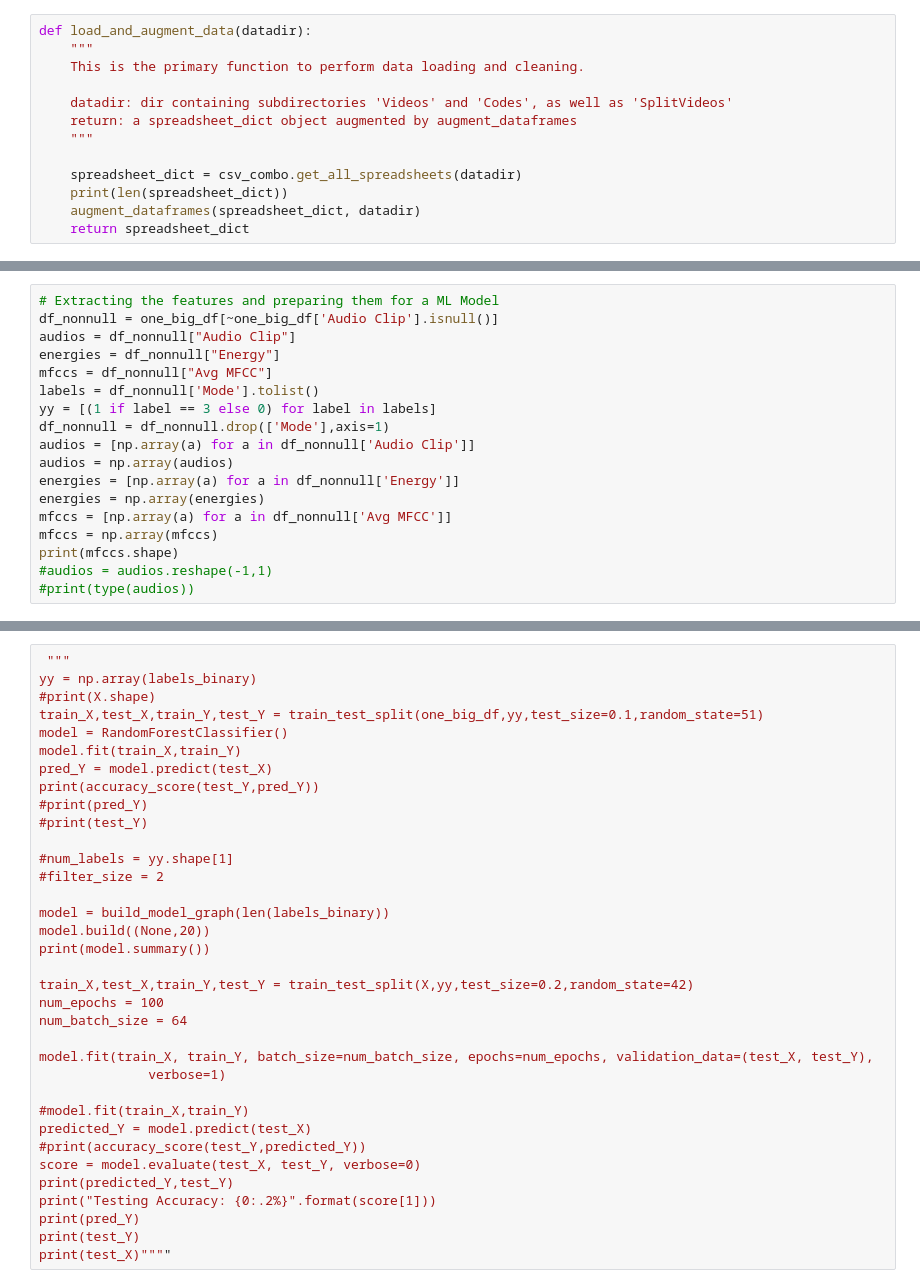
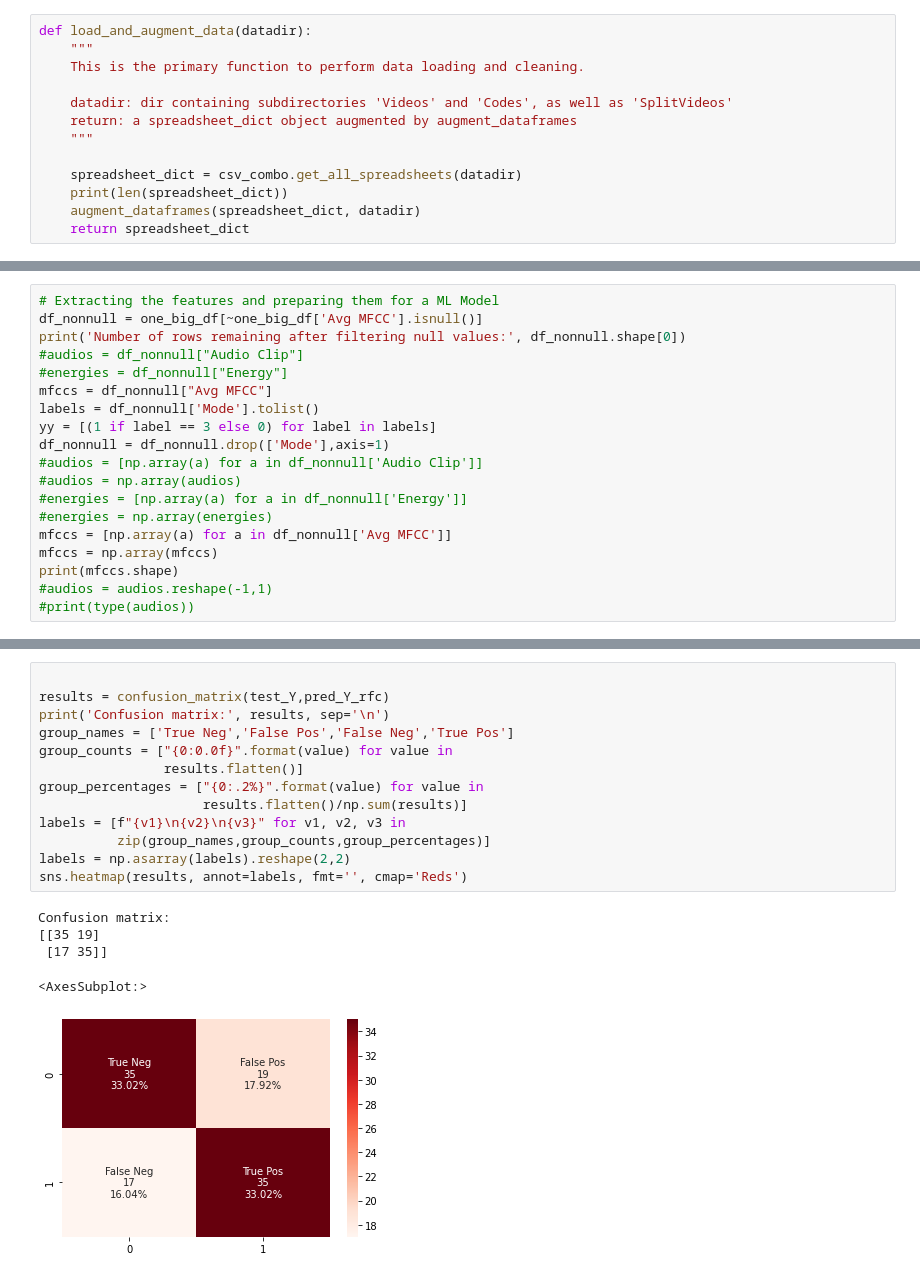
Before and after one commit to rrshah099/Octonet, a Jupyter notebook: data-cleaning-python/Model_on_all_data_Final.ipynb, the cells around one changed output, grey strips where cells are left out. Saved outputs shown, nothing was run; the diff lists cells and outputs as text.

```diff
--- a/data-cleaning-python/Model_on_all_data_Final.ipynb
+++ b/data-cleaning-python/Model_on_all_data_Final.ipynb
@@ -249,16 +202,17 @@ print(one_big_df.head(5))
 # %%
 # Extracting the features and preparing them for a ML Model
-df_nonnull = one_big_df[~one_big_df['Audio Clip'].isnull()]
-audios = df_nonnull["Audio Clip"]
-energies = df_nonnull["Energy"]
+df_nonnull = one_big_df[~one_big_df['Avg MFCC'].isnull()]
+print('Number of rows remaining after filtering null values:', df_nonnull.shape[0])
+#audios = df_nonnull["Audio Clip"]
+#energies = df_nonnull["Energy"]
 mfccs = df_nonnull["Avg MFCC"]
 labels = df_nonnull['Mode'].tolist()
 yy = [(1 if label == 3 else 0) for label in labels]
 df_nonnull = df_nonnull.drop(['Mode'],axis=1)
-audios = [np.array(a) for a in df_nonnull['Audio Clip']]
-audios = np.array(audios)
-energies = [np.array(a) for a in df_nonnull['Energy']]
-energies = np.array(energies)
+#audios = [np.array(a) for a in df_nonnull['Audio Clip']]
+#audios = np.array(audios)
+#energies = [np.array(a) for a in df_nonnull['Energy']]
+#energies = np.array(energies)
 mfccs = [np.array(a) for a in df_nonnull['Avg MFCC']]
 mfccs = np.array(mfccs)
 print(mfccs.shape)
@@ -408,35 +314,19 @@ plt.show()
-# %%
- """
-yy = np.array(labels_binary)
-#print(X.shape)
-train_X,test_X,train_Y,test_Y = train_test_split(one_big_df,yy,test_size=0.1,random_state=51)
-model = RandomForestClassifier()
-model.fit(train_X,train_Y)
-pred_Y = model.predict(test_X)
-print(accuracy_score(test_Y,pred_Y))
-#print(pred_Y)
-#print(test_Y)
-
-#num_labels = yy.shape[1]
-#filter_size = 2
-
-model = build_model_graph(len(labels_binary))
-model.build((None,20))
-print(model.summary())
-
-train_X,test_X,train_Y,test_Y = train_test_split(X,yy,test_size=0.2,random_state=42)
-num_epochs = 100
-num_batch_size = 64
-
-model.fit(train_X, train_Y, batch_size=num_batch_size, epochs=num_epochs, validation_data=(test_X, test_Y),
-              verbose=1)
-
-#model.fit(train_X,train_Y)
-predicted_Y = model.predict(test_X)
-#print(accuracy_score(test_Y,predicted_Y))
-score = model.evaluate(test_X, test_Y, verbose=0)
-print(predicted_Y,test_Y)
-print("Testing Accuracy: {0:.2%}".format(score[1]))
-print(pred_Y)
-print(test_Y)
-print(test_X)""""
+# %%
+
+results = confusion_matrix(test_Y,pred_Y_rfc)
+print('Confusion matrix:', results, sep='\n')
+group_names = ['True Neg','False Pos','False Neg','True Pos']
+group_counts = ["{0:0.0f}".format(value) for value in
+                results.flatten()]
+group_percentages = ["{0:.2%}".format(value) for value in
+                     results.flatten()/np.sum(results)]
+labels = [f"{v1}\n{v2}\n{v3}" for v1, v2, v3 in
+          zip(group_names,group_counts,group_percentages)]
+labels = np.asarray(labels).reshape(2,2)
+sns.heatmap(results, annot=labels, fmt='', cmap='Reds')
+# %% [output]
+Confusion matrix:
+[[35 19]
+ [17 35]]
+<AxesSubplot:>
+[figure, added]
```
Also changed, not shown: parts of 12 cells of this notebook.
